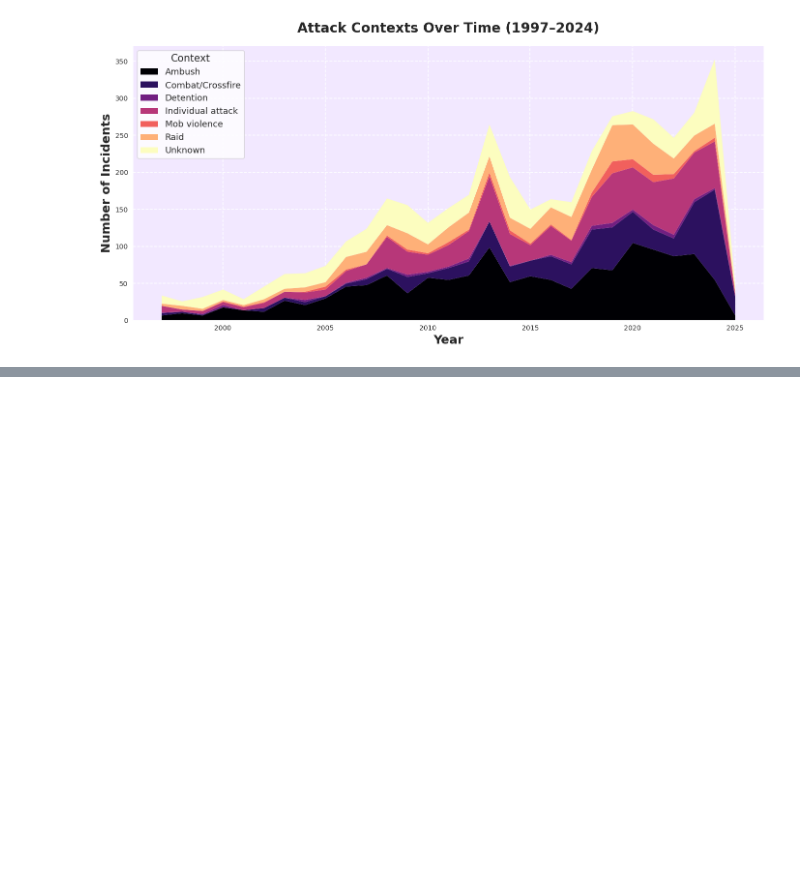
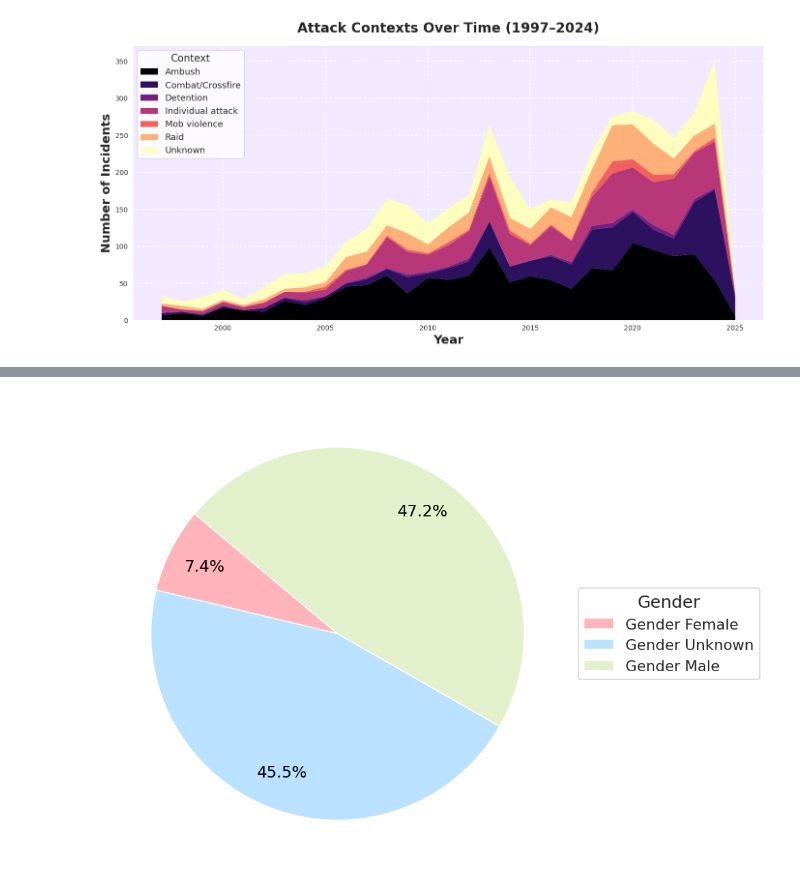
Before and after one commit to platinumfishes/data_visualization_project_2025, a Jupyter notebook: code/eda.ipynb, the cells around one changed output, grey strips where cells are left out. Drawn from its saved outputs; the diff is of its cells as text; code cells hidden in the pictures; blank space fills up the shorter version.

```diff
--- a/code/eda.ipynb
+++ b/code/eda.ipynb
@@ -566,0 +679,52 @@ The get_cmap function was deprecated in Matplotlib 3.7 and will be removed in 3.
+# %%
+import pandas as pd
+import matplotlib.pyplot as plt
+
+# Load data
+df = pd.read_csv("../data/security_incidents.csv")
+gender_data = df[["Gender Male", "Gender Female", "Gender Unknown"]].fillna(0).sum().sort_values(ascending=True).reset_index()
+gender_data.columns = ["Gender", "Count"]
+
+labels = gender_data["Gender"]
+values = gender_data["Count"]
+
+# Sample colormap options to experiment with
+color_map_options = {
+    "Plasma": ["#f0f921", "#f1605d", "#7201a8"],
+    "CoolWarm": ["#67a9cf", "#ef8a62", "#f7f7f7"],
+    "Viridis": ["#fde725", "#21918c", "#440154"],
+    "SpringPastel": ["#ffb3ba", "#bae1ff", "#e2f0cb"]
+}
+
+# Select one to apply here (change as desired)
+colors_used = color_map_options["SpringPastel"]
+
+# Create beautified pie chart
+fig, ax = plt.subplots(figsize=(8, 6), dpi=120)
+wedges, texts, autotexts = ax.pie(
+    values,
+    labels=None,
+    colors=colors_used,
+    autopct='%1.1f%%',
+    startangle=140,
+    pctdistance=0.8,
+    textprops={'fontsize': 14, 'color': 'black'}
+)
+
+# Add legend
+ax.legend(
+    wedges,
+    labels,
+    title="Gender",
+    loc="center left",
+    bbox_to_anchor=(1, 0.5),
+    fontsize=13,
+    title_fontsize=15
+)
+
+# Save output
+plt.tight_layout()
+plt.savefig("../assets/targets/gender_pie_chart.png", bbox_inches="tight")
+plt.show()
+# %% [output]
+[figure, added]
```
Also changed, not shown: parts of 5 cells of this notebook, 31 other files.
